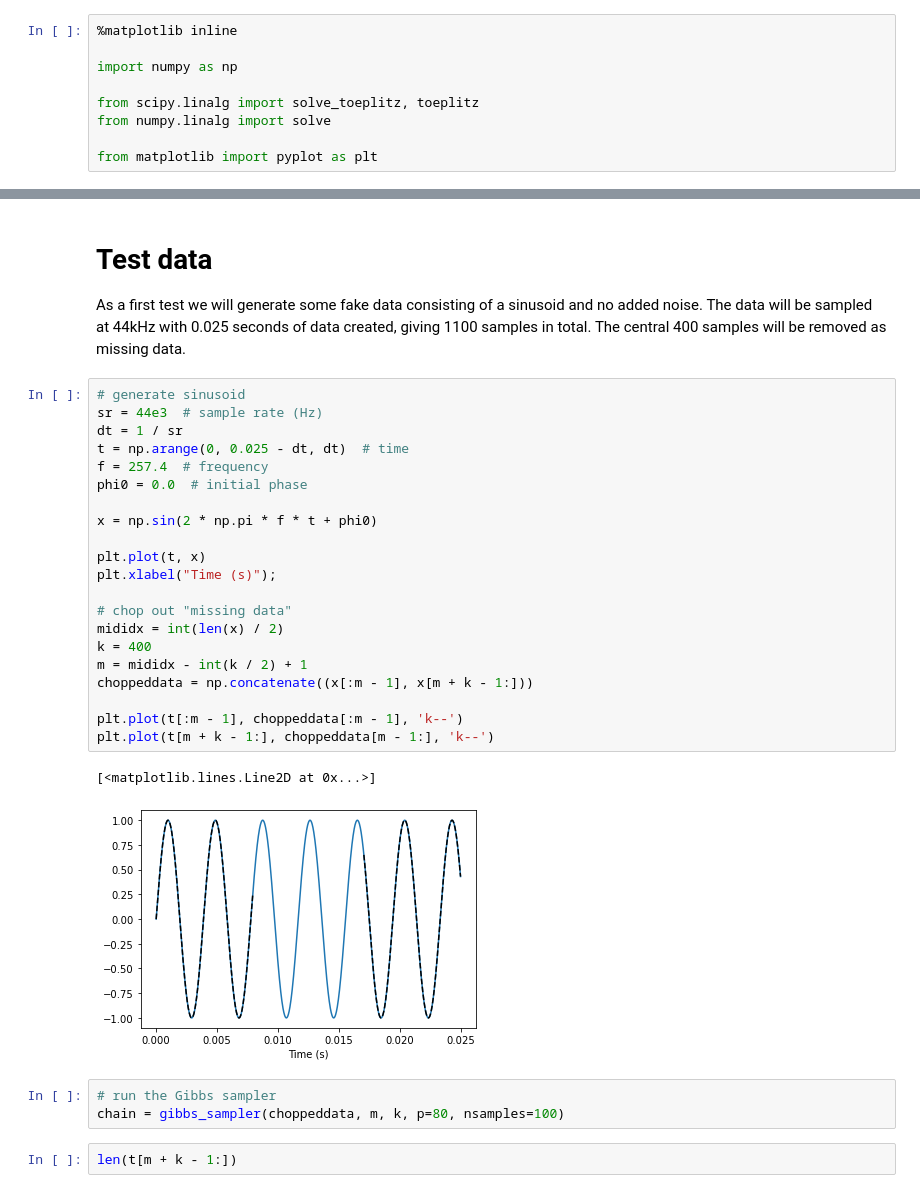
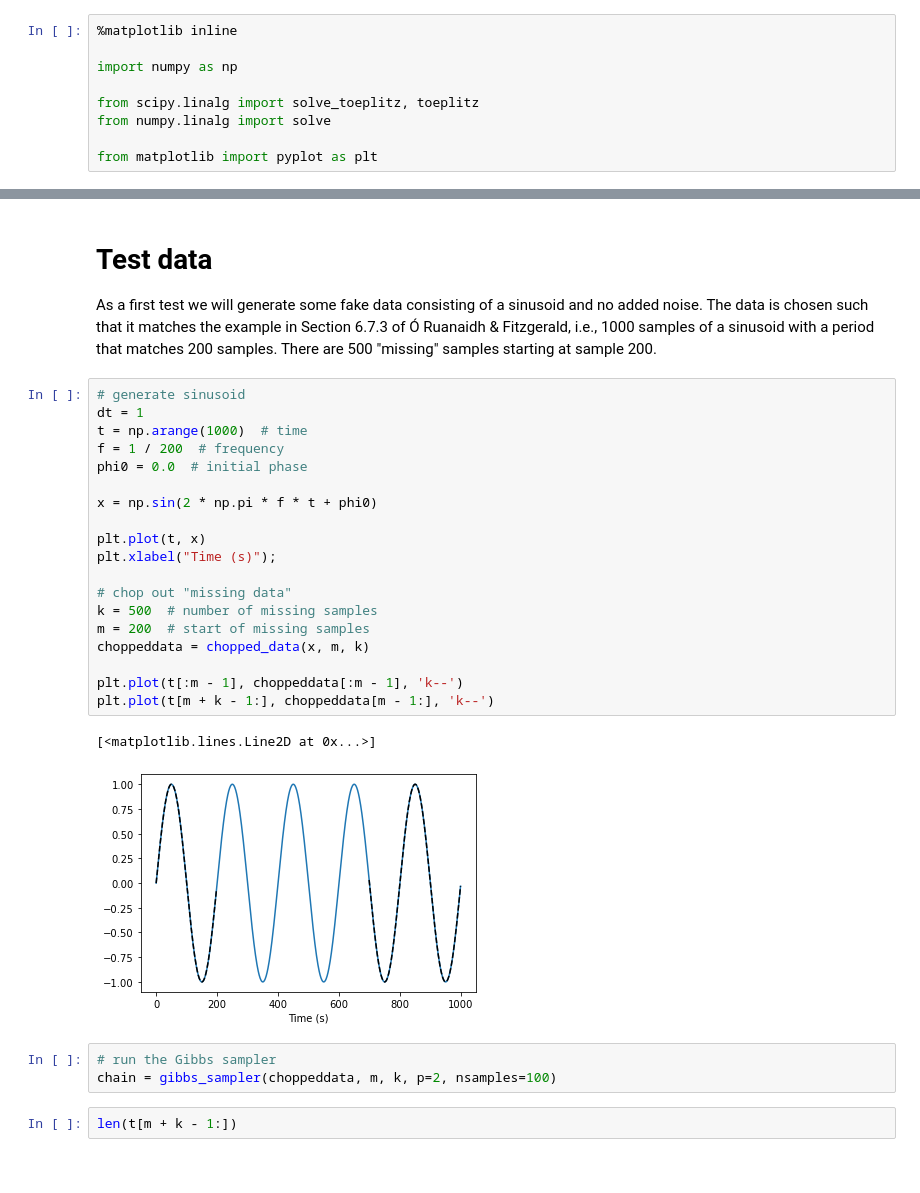
Before and after one commit to mattpitkin/interp-autoreg, a Jupyter notebook: interp-autoreg.ipynb, the cells around one changed output, grey strips where cells are left out. Drawn from its saved outputs; the diff is of its cells as text.

```diff
--- a/interp-autoreg.ipynb
+++ b/interp-autoreg.ipynb
@@ -466,34 +591,32 @@ def gibbs_sampler(y, m, k, p=40, nsamples=100, init_params=None, seed=None):
 # %% [markdown]
 # Test data
 
-As a first test we will generate some fake data consisting of a sinusoid and no added noise. The data will be sampled at 44kHz with 0.025 seconds of data created, giving 1100 samples in total. The central 400 samples will be removed as missing data.
+As a first test we will generate some fake data consisting of a sinusoid and no added noise. The data is chosen such that it matches the example in Section 6.7.3 of Ó Ruanaidh & Fitzgerald, i.e., 1000 samples of a sinusoid with a period that matches 200 samples. There are 500 "missing" samples starting at sample 200.
 # %%
 # generate sinusoid
-sr = 44e3  # sample rate (Hz)
-dt = 1 / sr
-t = np.arange(0, 0.025 - dt, dt)  # time
-f = 257.4  # frequency
+dt = 1
+t = np.arange(1000)  # time
+f = 1 / 200  # frequency
 phi0 = 0.0  # initial phase
 
 x = np.sin(2 * np.pi * f * t + phi0)
 
 plt.plot(t, x)
 plt.xlabel("Time (s)");
 
 # chop out "missing data"
-mididx = int(len(x) / 2)
-k = 400
-m = mididx - int(k / 2) + 1
-choppeddata = np.concatenate((x[:m - 1], x[m + k - 1:]))
+k = 500  # number of missing samples
+m = 200  # start of missing samples
+choppeddata = chopped_data(x, m, k)
 
 plt.plot(t[:m - 1], choppeddata[:m - 1], 'k--')
 plt.plot(t[m + k - 1:], choppeddata[m - 1:], 'k--')
 # %% [output]
 [<matplotlib.lines.Line2D at 0x...>]
-[figure, old version]
+[figure, new version]
 # %%
 # run the Gibbs sampler
-chain = gibbs_sampler(choppeddata, m, k, p=80, nsamples=100)
+chain = gibbs_sampler(choppeddata, m, k, p=2, nsamples=100)
 # %%
 len(t[m + k - 1:])
 # %% [output]
```
Also changed, not shown: parts of 20 cells of this notebook, 2 other files.
